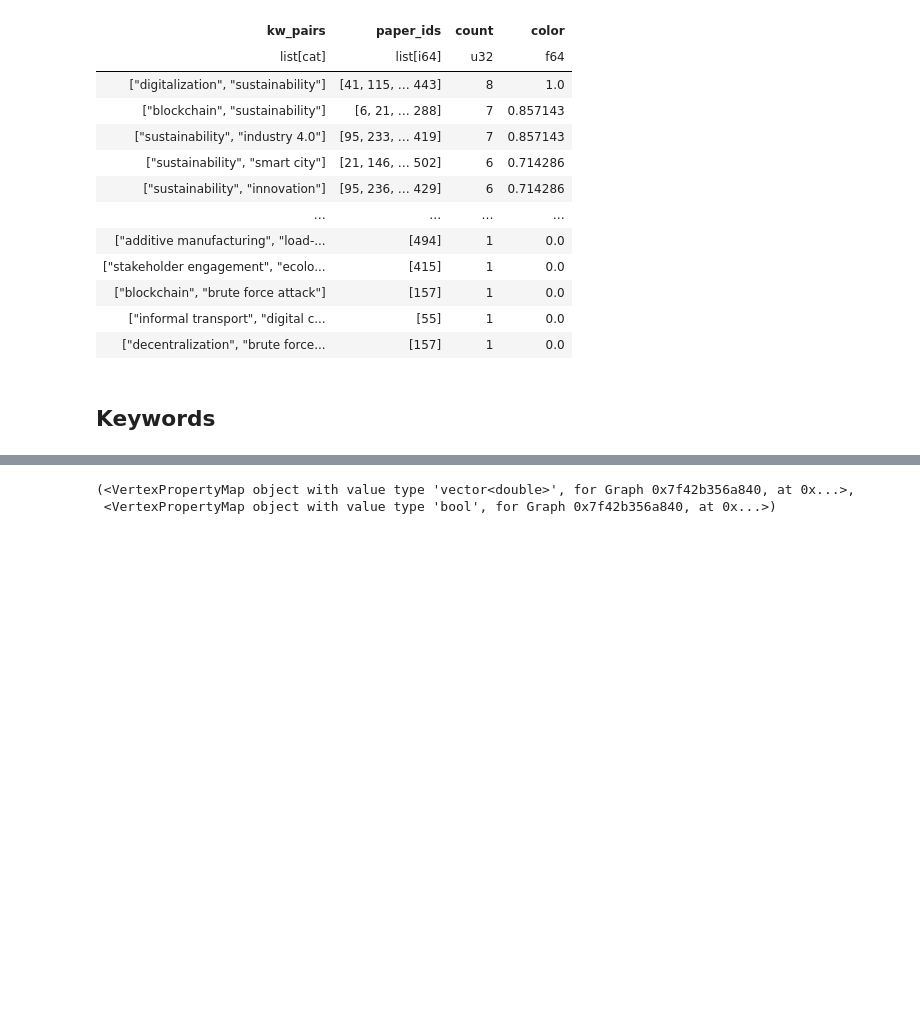
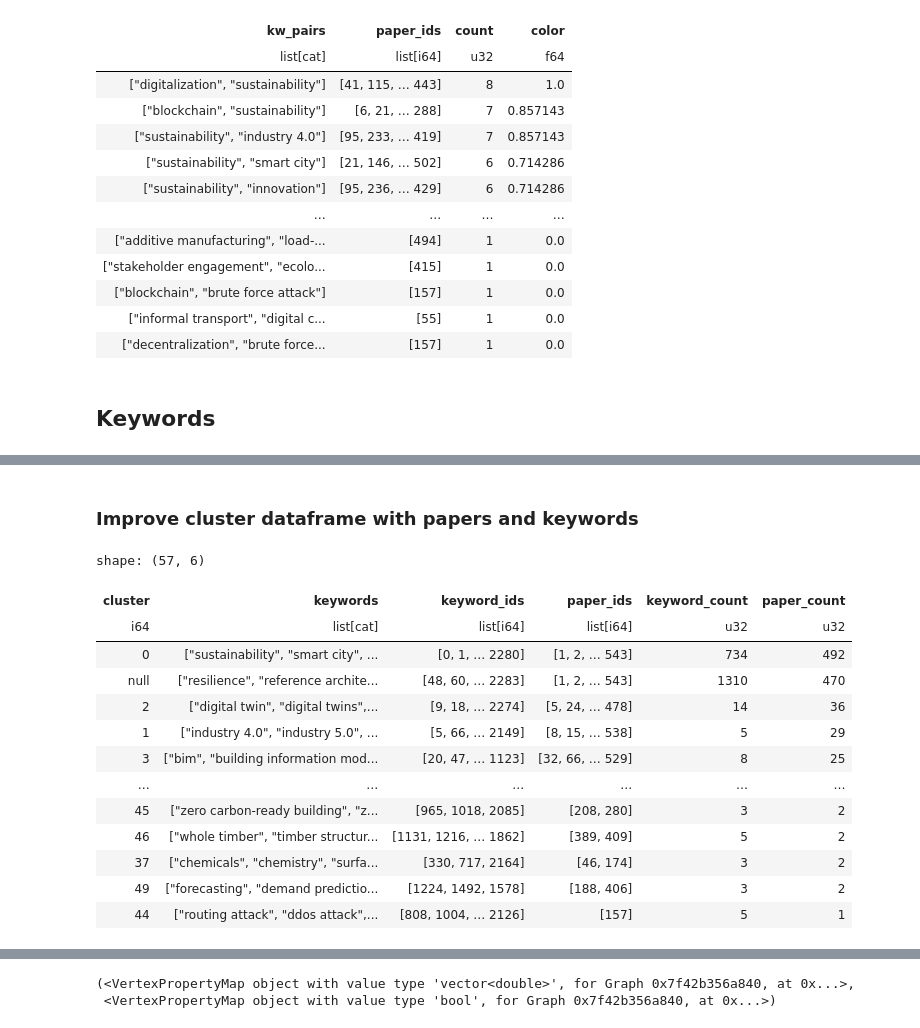
Before and after one commit to ShaitanLyss/pfe-literature-review-2024, a Jupyter notebook: notebook_lyss.ipynb, the cells around one changed output, grey strips where cells are left out. Drawn from its saved outputs; the diff is of its cells as text; code cells hidden in the pictures; blank space fills up the shorter version.

```diff
--- a/notebook_lyss.ipynb
+++ b/notebook_lyss.ipynb
@@ -135,0 +275,34 @@ shape: (2_284, 3)
+# %% [markdown]
+### Improve cluster dataframe with papers and keywords
+# %%
+df_cluster = (
+    pl.scan_parquet(df("keywords"))
+    .group_by("cluster").agg(
+        pl.col("keyword").alias("keywords"),
+        pl.col("id").alias("keyword_ids"),
+        pl.col("paper_ids").flatten().unique().sort()
+    )
+    .with_columns(
+        keyword_count=pl.col("keywords").list.len(),
+        paper_count=pl.col("paper_ids").list.len()
+    )
+    .sort("paper_count", descending=True)
+).collect()
+
+df_cluster.write_parquet(df("clusters"))
+df_cluster
+# %% [output]
+shape: (57, 6)
+| cluster | keywords | keyword_ids | paper_ids | keyword_count | paper_count |
+| i64 | list[cat] | list[i64] | list[i64] | u32 | u32 |
+| 0 | ["sustainability", "smart city", ... | [0, 1, … 2280] | [1, 2, … 543] | 734 | 492 |
+| null | ["resilience", "reference archite... | [48, 60, … 2283] | [1, 2, … 543] | 1310 | 470 |
+| 2 | ["digital twin", "digital twins",... | [9, 18, … 2274] | [5, 24, … 478] | 14 | 36 |
+| 1 | ["industry 4.0", "industry 5.0", ... | [5, 66, … 2149] | [8, 15, … 538] | 5 | 29 |
+| 3 | ["bim", "building information mod... | [20, 47, … 1123] | [32, 66, … 529] | 8 | 25 |
+| … | … | … | … | … | … |
+| 45 | ["zero carbon-ready building", "z... | [965, 1018, 2085] | [208, 280] | 3 | 2 |
+| 46 | ["whole timber", "timber structur... | [1131, 1216, … 1862] | [389, 409] | 5 | 2 |
+| 37 | ["chemicals", "chemistry", "surfa... | [330, 717, 2164] | [46, 174] | 3 | 2 |
+| 49 | ["forecasting", "demand predictio... | [1224, 1492, 1578] | [188, 406] | 3 | 2 |
+| 44 | ["routing attack", "ddos attack",... | [808, 1004, … 2126] | [157] | 5 | 1 |
```
Also changed, not shown: parts of 18 cells of this notebook, 7 other files.
